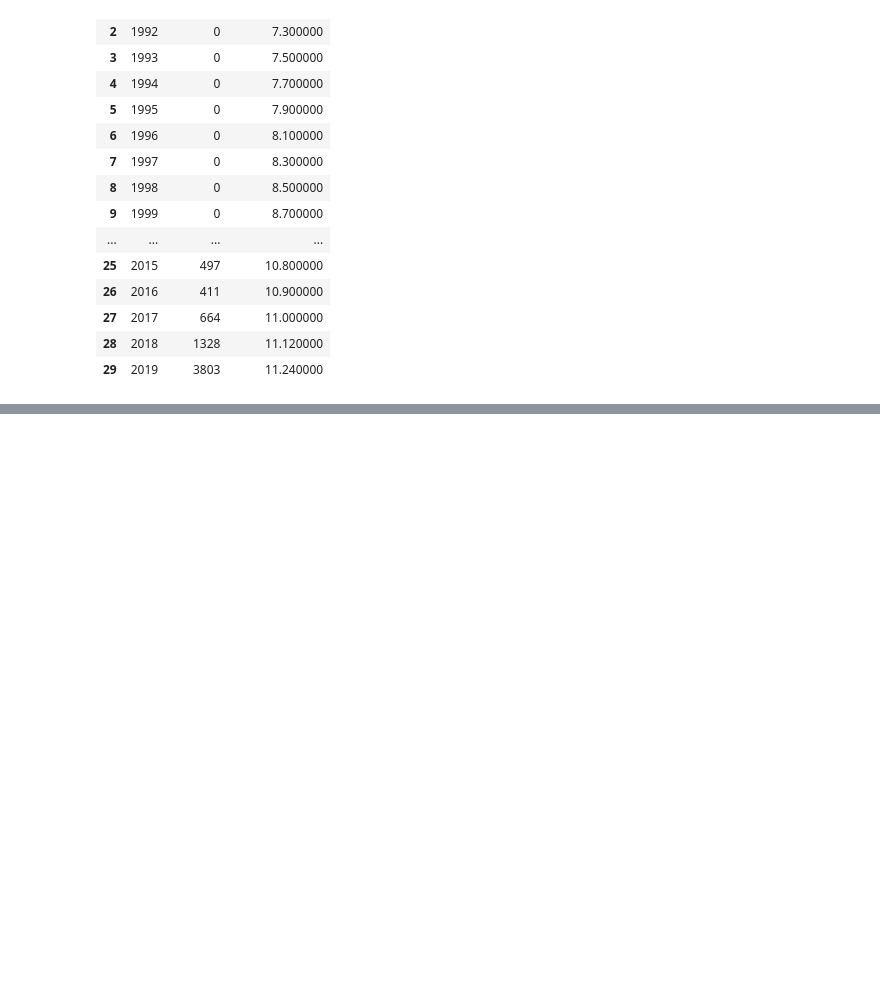
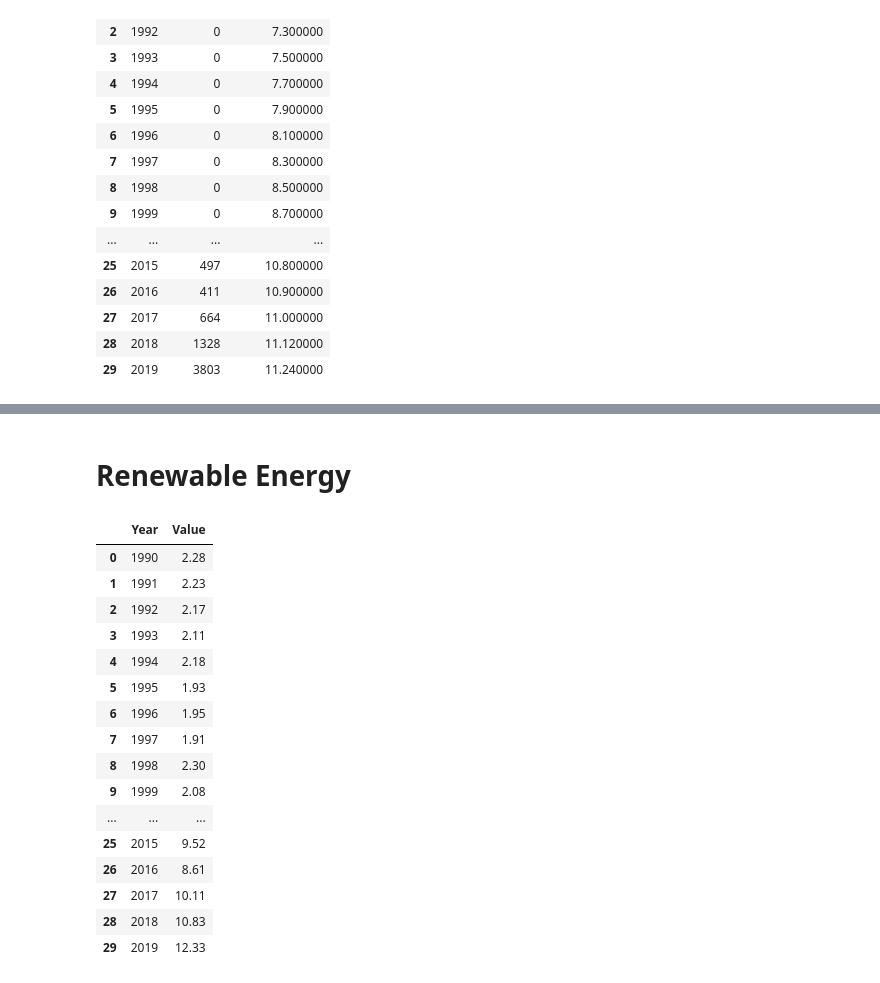
Before and after one commit to Fred-Sheppard/EPIC3, a Jupyter notebook: EPIC3.ipynb, the cells around one changed output, grey strips where cells are left out. Saved outputs shown, nothing was run; the diff lists cells and outputs as text; code cells hidden in the pictures; blank space fills up the shorter version.

```diff
--- a/EPIC3.ipynb
+++ b/EPIC3.ipynb
@@ -173,0 +175,31 @@ plt.show()
+# %% [markdown]
+# Renewable Energy
+# %%
+# Read csv
+Renewable = read_csv('data/Renewable-Energy.csv')
+# Isolate the data for Ireland for the selected years
+Renewable = Renewable[Renewable['Country Code'] == 'IRL'].iloc[:, 34:-4]
+# Convert to a column from a row
+Renewable = Renewable.transpose().reset_index()
+# Rename the columns and reset datatypes
+Renewable.columns = ['Year', 'Value']
+Renewable = Renewable.astype({'Year': 'int64'})
+Renewable
+# %% [output]
+|  | Year | Value |
+| 0 | 1990 | 2.28 |
+| 1 | 1991 | 2.23 |
+| 2 | 1992 | 2.17 |
+| 3 | 1993 | 2.11 |
+| 4 | 1994 | 2.18 |
+| 5 | 1995 | 1.93 |
+| 6 | 1996 | 1.95 |
+| 7 | 1997 | 1.91 |
+| 8 | 1998 | 2.30 |
+| 9 | 1999 | 2.08 |
+| ... | ... | ... |
+| 25 | 2015 | 9.52 |
+| 26 | 2016 | 8.61 |
+| 27 | 2017 | 10.11 |
+| 28 | 2018 | 10.83 |
+| 29 | 2019 | 12.33 |
```
Also changed, not shown: parts of 4 cells of this notebook, 1 other file.
